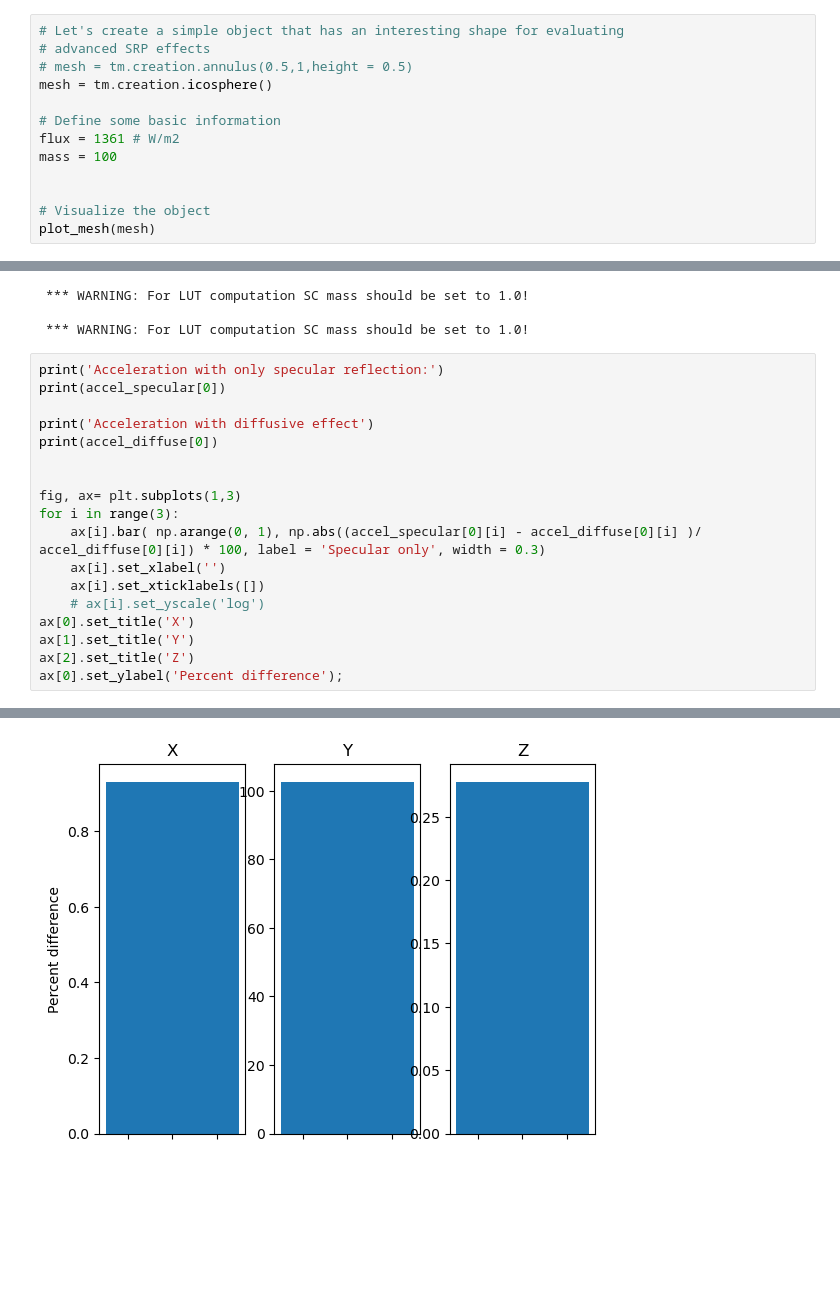
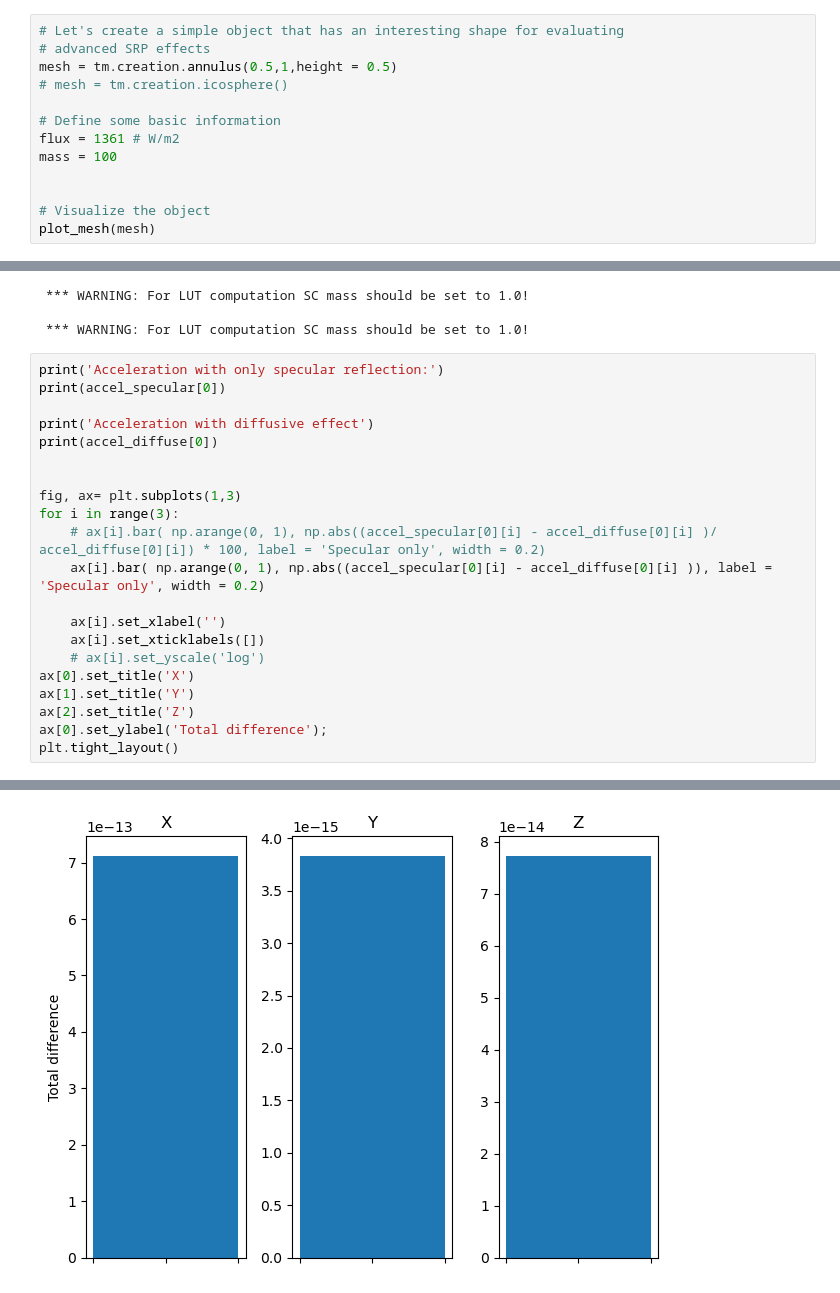
Before and after one commit to gaelccc/pyRTX, a Jupyter notebook: Notebooks/Notebook2.ipynb, the cells around one changed output, grey strips where cells are left out. Cells and saved outputs as stored; diff of their text form; blank space fills up the shorter version.

```diff
--- a/Notebooks/Notebook2.ipynb
+++ b/Notebooks/Notebook2.ipynb
@@ -18,8 +18,8 @@ import matplotlib.pyplot as plt
 # %%
 # Let's create a simple object that has an interesting shape for evaluating
 # advanced SRP effects
-# mesh = tm.creation.annulus(0.5,1,height = 0.5)
-mesh = tm.creation.icosphere()
+mesh = tm.creation.annulus(0.5,1,height = 0.5)
+# mesh = tm.creation.icosphere()
 
 # Define some basic information
 flux = 1361 # W/m2
@@ -327,13 +338,16 @@ print(accel_diffuse[0])
 
 fig, ax= plt.subplots(1,3)
 for i in range(3):
-    ax[i].bar( np.arange(0, 1), np.abs((accel_specular[0][i] - accel_diffuse[0][i] )/ accel_diffuse[0][i]) * 100, label = 'Specular only', width = 0.3)
+    # ax[i].bar( np.arange(0, 1), np.abs((accel_specular[0][i] - accel_diffuse[0][i] )/ accel_diffuse[0][i]) * 100, label = 'Specular only', width = 0.2)
+    ax[i].bar( np.arange(0, 1), np.abs((accel_specular[0][i] - accel_diffuse[0][i] )), label = 'Specular only', width = 0.2)
+
     ax[i].set_xlabel('')
     ax[i].set_xticklabels([])
     # ax[i].set_yscale('log')
 ax[0].set_title('X')
 ax[1].set_title('Y')
 ax[2].set_title('Z')
-ax[0].set_ylabel('Percent difference');
+ax[0].set_ylabel('Total difference');
+plt.tight_layout()
 # %% [output]
 Acceleration with only specular reflection:
@@ -343 +357 @@ Acceleration with diffusive effect
-[figure, old version]
+[figure, new version]
```
Also changed, not shown: parts of 7 cells of this notebook, 1 other file.
